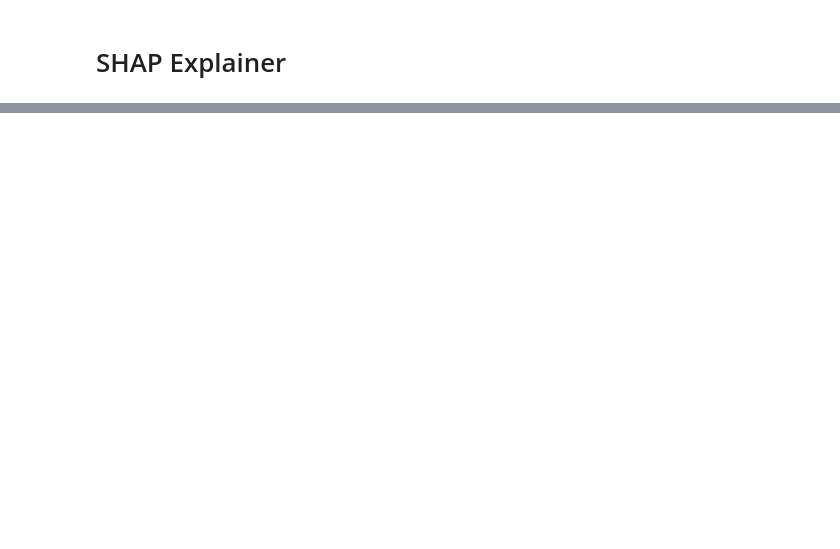
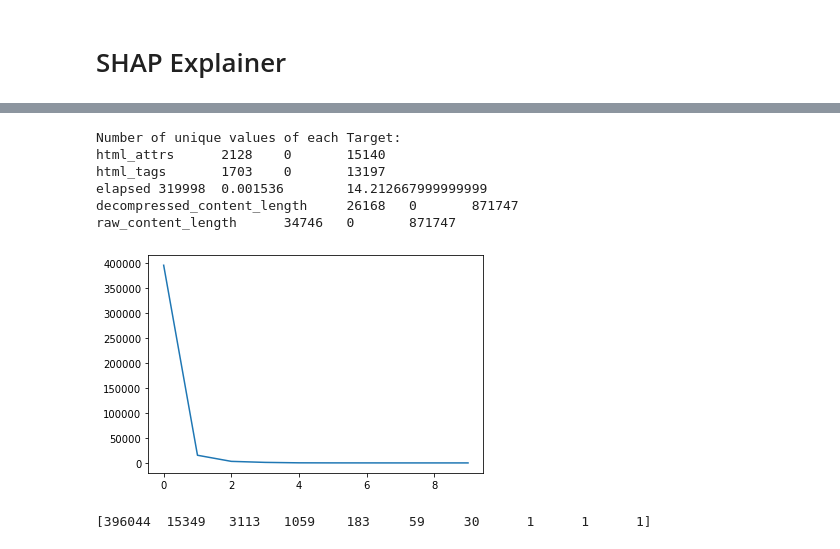
Before and after one commit to sharmapulkit/TreeInterpretability_AnomalyExplanation, a Jupyter notebook: shap/notebooks/xgb_networking_data.ipynb, the cells around one changed output, grey strips where cells are left out. Saved outputs shown, nothing was run; the diff lists cells and outputs as text; code cells hidden in the pictures; blank space fills up the shorter version.

```diff
--- a/shap/notebooks/xgb_networking_data.ipynb
+++ b/shap/notebooks/xgb_networking_data.ipynb
@@ -119,0 +226,21 @@ IndexError: index 10 is out of bounds for axis 0 with size 10
+# %%
+### Print unique values for each target
+print("Number of unique values of each Target:")
+for t_id, t in enumerate(target_columns):
+    print(str(t) + '\t' + str(len( data.loc[:, t].unique() )) + '\t' + str(np.min(data.loc[:, t])) + '\t' + str(np.max(data.loc[:, t])))
+# %% [output]
+Number of unique values of each Target:
+html_attrs      2128    0       15140
+html_tags       1703    0       13197
+elapsed 319998  0.001536        14.212667999999999
+decompressed_content_length     26168   0       871747
+raw_content_length      34746   0       871747
+# %%
+### Plot a hidtogram distribution of elapsed
+hist, bin_edges = np.histogram(data.elapsed)
+plt.plot(hist)
+plt.show()
+print(hist)
+# %% [output]
+[figure, added]
+[396044  15349   3113   1059    183     59     30      1      1      1]
```
Also changed, not shown: parts of 18 cells of this notebook, 3 other files.
